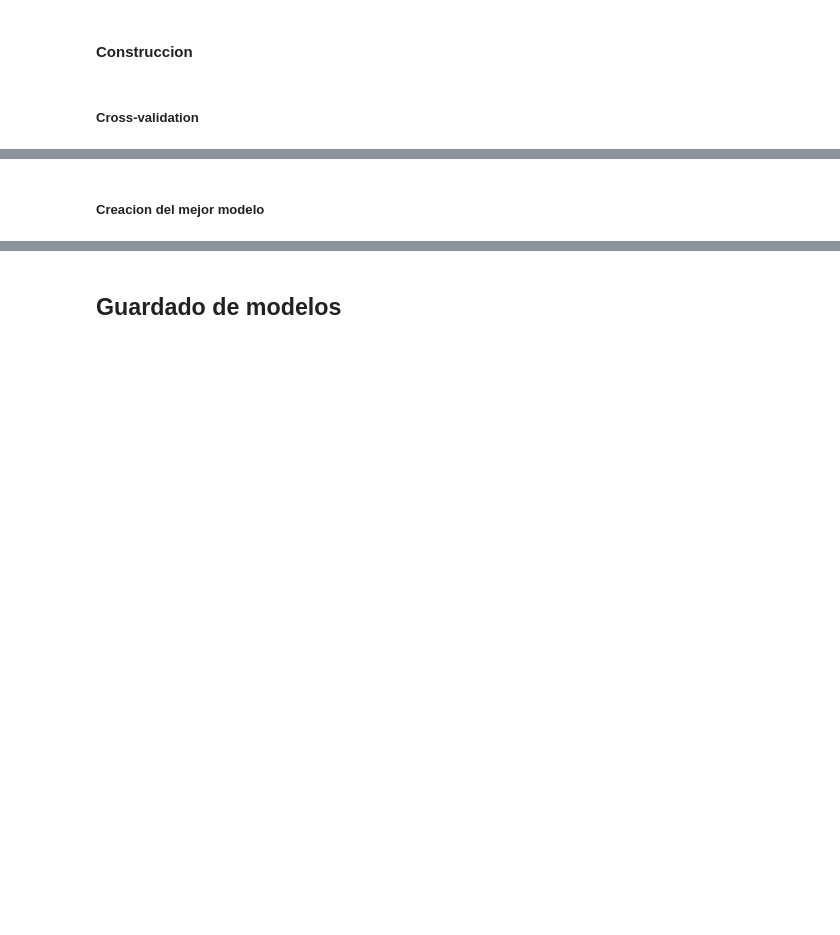
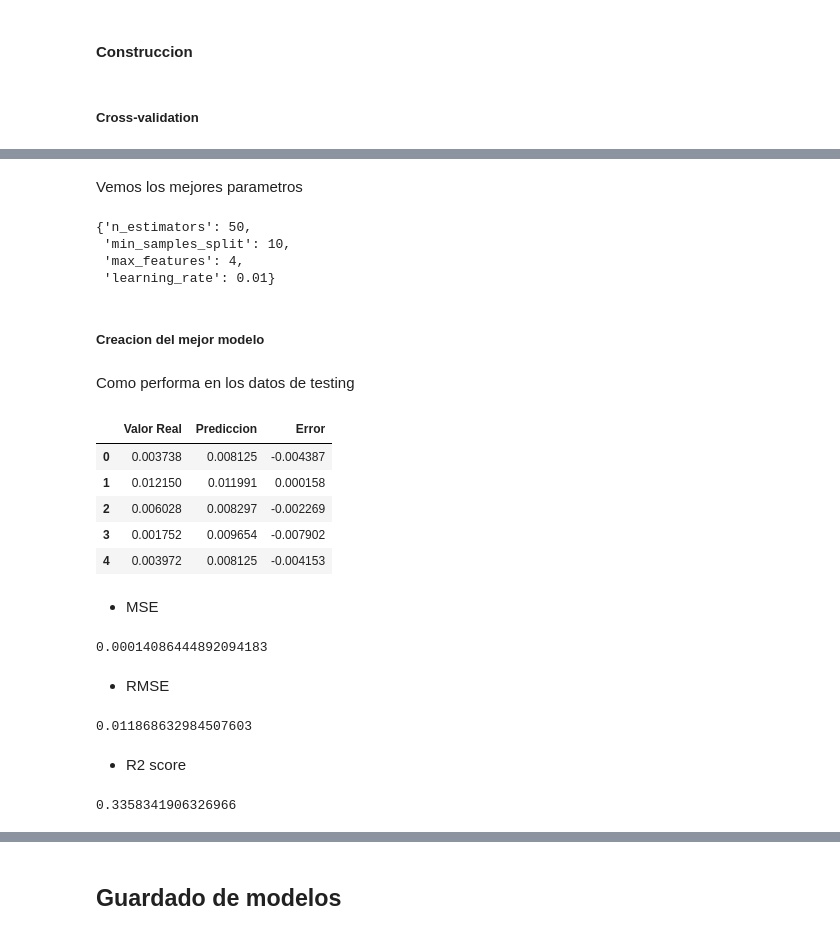
Before and after one commit to kikiymini/7506R-1C2024-GRUPO02, a Jupyter notebook: 7506R_TP1_GRUPO02_ENTREGA_N4.ipynb, the cells around one changed output, grey strips where cells are left out. Saved outputs shown, nothing was run; the diff lists cells and outputs as text; code cells hidden in the pictures; blank space fills up the shorter version.

```diff
--- a/7506R_TP1_GRUPO02_ENTREGA_N4.ipynb
+++ b/7506R_TP1_GRUPO02_ENTREGA_N4.ipynb
@@ -419,4 +457,11 @@ r2_score(y_train, y_train_pred_best_knn_model)
 # %% [markdown]
 #### Construccion
+# %%
+# dividimos los sets en x, y. x son los parametros con los que entrenar, e y son los parametros a predecir
+x_train = ds_reg_train.drop(columns=["property_price"])
+y_train = ds_reg_train["property_price"].copy()
+
+x_test = ds_reg_test.drop(columns=["property_price"])
+y_test = ds_reg_test["property_price"].copy()
 # %% [markdown]
 ##### Cross-validation
@@ -423,2 +496,61 @@ r2_score(y_train, y_train_pred_best_knn_model)
+# %% [markdown]
+Vemos los mejores parametros
+# %%
+params_elegidos=rs_fit.cv_results_['params'][np.argmax(rs_fit.cv_results_['mean_test_score'])]
+params_elegidos
+# %% [output]
+{'n_estimators': 50,
+ 'min_samples_split': 10,
+ 'max_features': 4,
+ 'learning_rate': 0.01}
 # %% [markdown]
 ##### Creacion del mejor modelo
+# %%
+# Mejor Regresor GradientBoost
+best_gb_model = GradientBoostingRegressor(
+    n_estimators = params_elegidos['n_estimators'],
+    min_samples_split = params_elegidos['min_samples_split'],
+    max_features = params_elegidos['max_features'],
+    learning_rate = params_elegidos['learning_rate'],
+
+)
+
+best_gb_model.fit(x_train, y_train)
+y_train_pred_best_gb_model = best_gb_model.predict(x_train)
+y_test_pred_best_gb_model = best_gb_model.predict(x_test)
+# %% [markdown]
+Como performa en los datos de testing
+# %%
+# Performance
+performance = pd.DataFrame({'Valor Real': y_test,
+                            'Prediccion': y_test_pred_best_gb_model,
+                            'Error': y_test - y_test_pred_best_gb_model})
+# View
+performance.head()
+# %% [output]
+|  | Valor Real | Prediccion | Error |
+| 0 | 0.003738 | 0.008125 | -0.004387 |
+| 1 | 0.012150 | 0.011991 | 0.000158 |
+| 2 | 0.006028 | 0.008297 | -0.002269 |
+| 3 | 0.001752 | 0.009654 | -0.007902 |
+| 4 | 0.003972 | 0.008125 | -0.004153 |
+# %% [markdown]
+* MSE
+# %%
+# Mean Squared Error
+mean_squared_error(y_test, y_test_pred_best_gb_model, squared=True)
+# %% [output]
+0.00014086444892094183
+# %% [markdown]
+* RMSE
+# %%
+# Root Mean Squared Error
+mean_squared_error(y_test, y_test_pred_best_gb_model, squared=False)
+# %% [output]
+0.011868632984507603
+# %% [markdown]
+* R2 score
+# %%
+r2_score(y_test, y_test_pred_best_gb_model)
+# %% [output]
+0.3358341906326966
```
Also changed, not shown: parts of 36 cells of this notebook.
